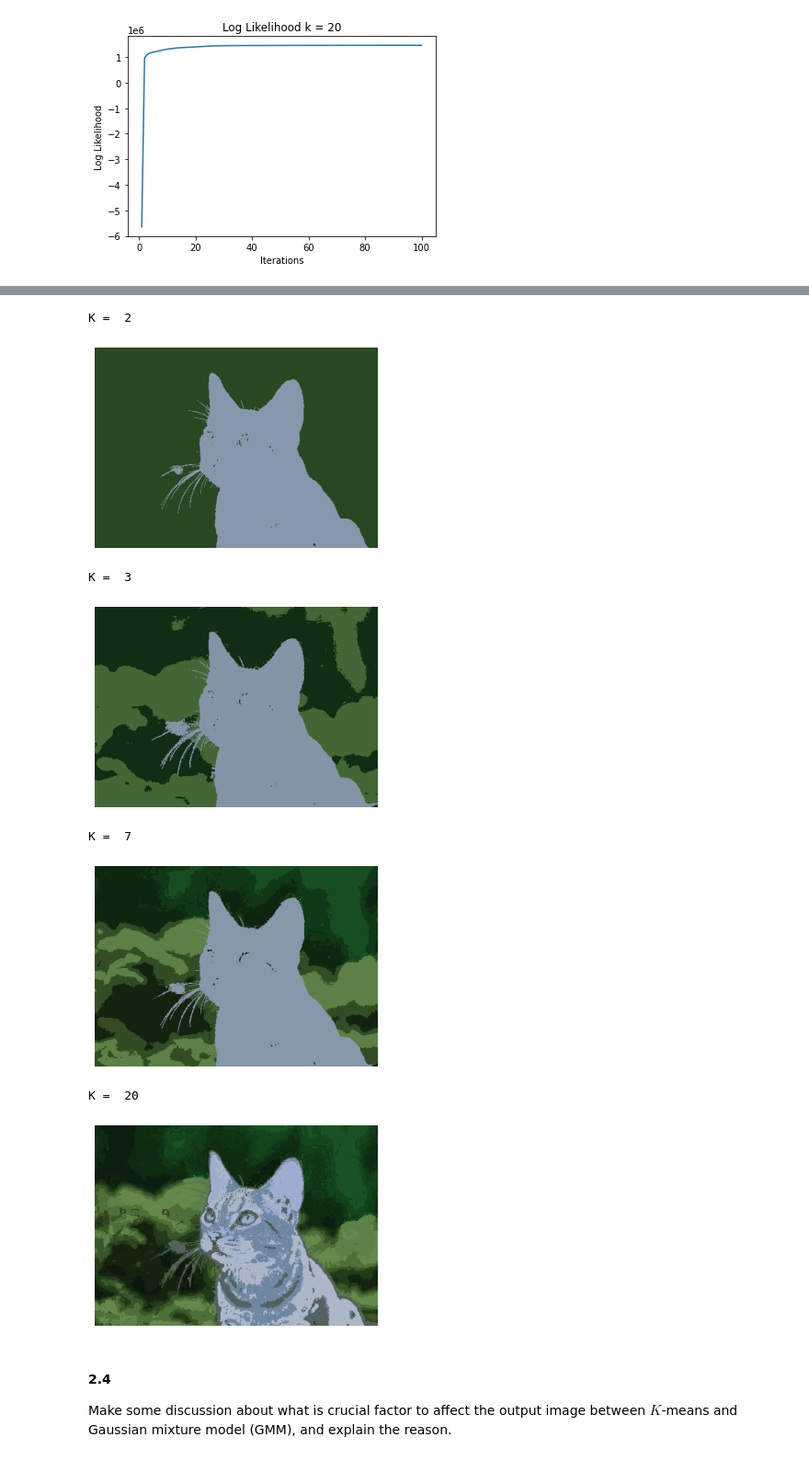
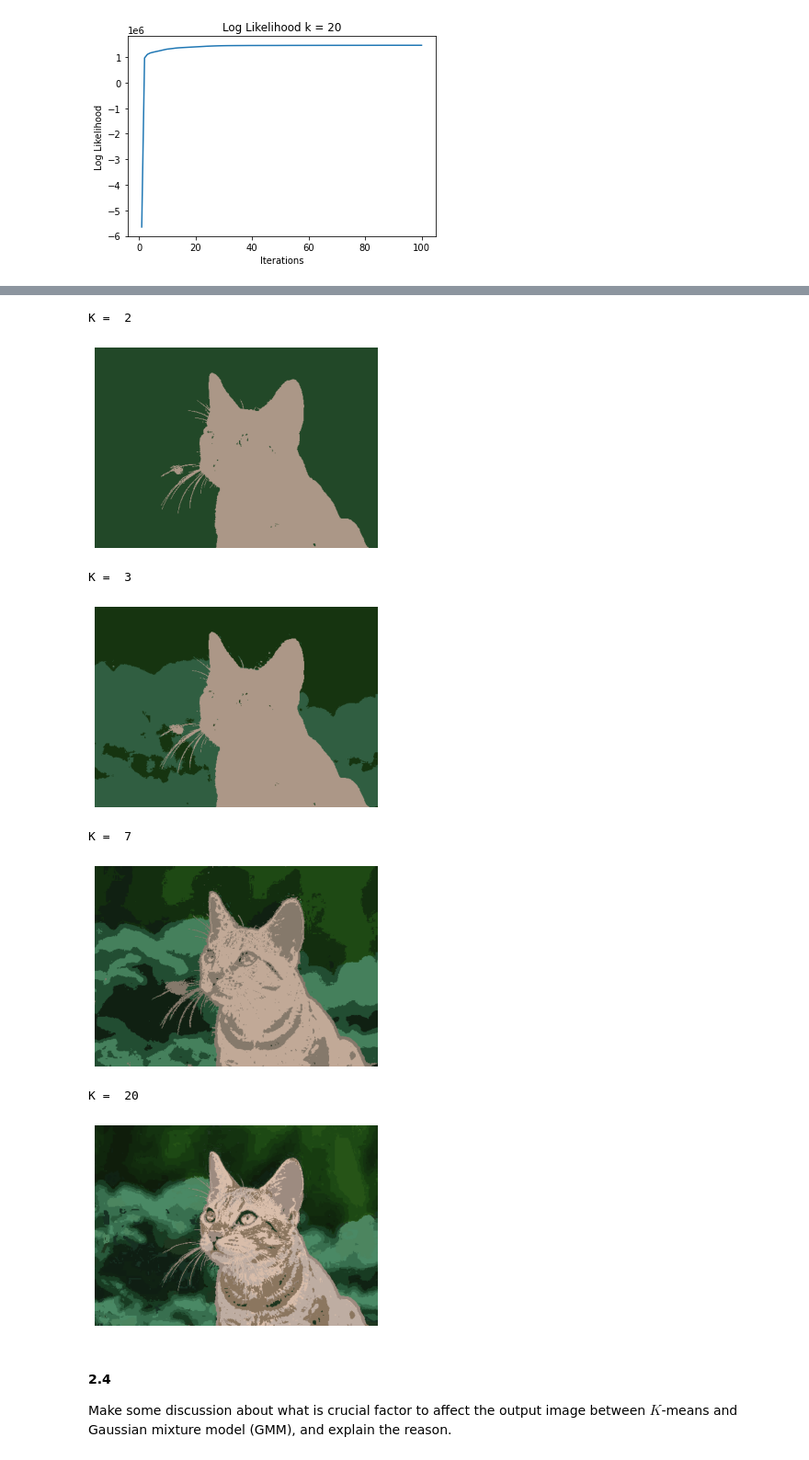
Before and after one commit to jacksonchen1998/2022-NYCU-ML, a Jupyter notebook: hw3_311511052/hw3_311511052.ipynb, the cells around one changed output, grey strips where cells are left out. Shown: that part at 92% size. Drawn from its saved outputs; the diff is of its cells as text; code cells hidden in the pictures.

Commit message:
[UPDATE] KMeans and GMM figure

```diff
--- a/hw3_311511052/hw3_311511052.ipynb
+++ b/hw3_311511052/hw3_311511052.ipynb
@@ -432,8 +432,7 @@ class KMeans():
         # each sample will get the label of the cluster it was assigned to
         labels = np.empty(self.n_samples)
         for cluster_idx, cluster in enumerate(clusters):
-            for sample_index in cluster:
-                labels[sample_index] = cluster_idx
+            labels[cluster] = cluster_idx
         return labels
     def _create_clusters(self, centroids):
         # Assign the samples to the closest centroids to create clusters
@@ -486,11 +485,14 @@ def gmm_preprocess(image):
 # %%
 k_slot = [2, 3, 7, 20]
 for k_idx in k_slot:
-    k = KMeans(K=k_idx, max_iters=100)
+    k = KMeans(K=k_idx, max_iters=2)
     print("K = ", k_idx)
     pixel_values = kmeans_preprocess(image)
+    pixel_values = pixel_values[:, [2, 1, 0]]
     y_pred = k.predict(pixel_values)
     centers = np.uint8(k.cent())
+    # exchange BGR to RGB
+    centers = centers[:, ::-1]
     # print center values with RGB format
     y_pred = y_pred.astype(int)
     labels = y_pred.flatten()
@@ -621,9 +623,11 @@ np.random.seed(42)
 k_slot = [2, 3, 7, 20]
 likelihood_store = []
 for k_idx in k_slot:
-    k = KMeans(K=k_idx, max_iters=100)
+    k = KMeans(K=k_idx, max_iters=2)
     print("K = ", k_idx)
     pixel_values = gmm_preprocess(image)
+    # change pixel_values channel order to BGR
+    pixel_values = pixel_values[:, [2, 1, 0]]
     y_pred = k.predict(pixel_values)
     model_GMM = GaussianMixture(k=k_idx, max_iter=100)
     pi, mu, cov = model_GMM.init(pixel_values, parameters=(np.uint8(k.cent()), y_pred))
@@ -761,6 +765,8 @@ for k_idx in k_slot:
     k = KMeans(K=k_idx, max_iters=100)
     print("K = ", k_idx)
     pixel_values = kmeans_preprocess(image)
+    # exchange pixel values with RGB format
+    pixel_values = pixel_values[:, [2, 1, 0]]
     y_pred = k.predict(pixel_values)
     centers = np.uint8(k.cent())
     # print center values with RGB format
@@ -784,24 +790,26 @@ K =  20
 # %%
 for k_idx in k_slot:
     k = KMeans(K=k_idx, max_iters=100)
     print("K = ", k_idx)
     pixel_values = gmm_preprocess(image)
+    pixel_values = pixel_values[:, [2, 1, 0]]
     y_pred = k.predict(pixel_values)
+    centers = np.uint8(k.cent())
     model_GMM = GaussianMixture(k=k_idx, max_iter=100)
-    pi, mu, cov = model_GMM.init(pixel_values, parameters=(np.uint8(k.cent()), y_pred))
+    pi, mu, cov = model_GMM.init(pixel_values, parameters=(centers, y_pred))
     likelihood = model_GMM.EM(pi, mu, cov)
     # normalize likelihood
     likelihood = likelihood / np.sum(likelihood, axis=0)
     model_GMM.plot_image(image, likelihood)
 # %% [output]
 K =  2
 [figure]
 K =  3
-[figure, old version]
+[figure, new version]
 K =  7
-[figure, old version]
+[figure, new version]
 K =  20
-[figure, old version]
+[figure, new version]
 # %% [markdown]
 #### 2.4
 
```
Also changed, not shown: parts of 2 cells of this notebook, 8 other files.
